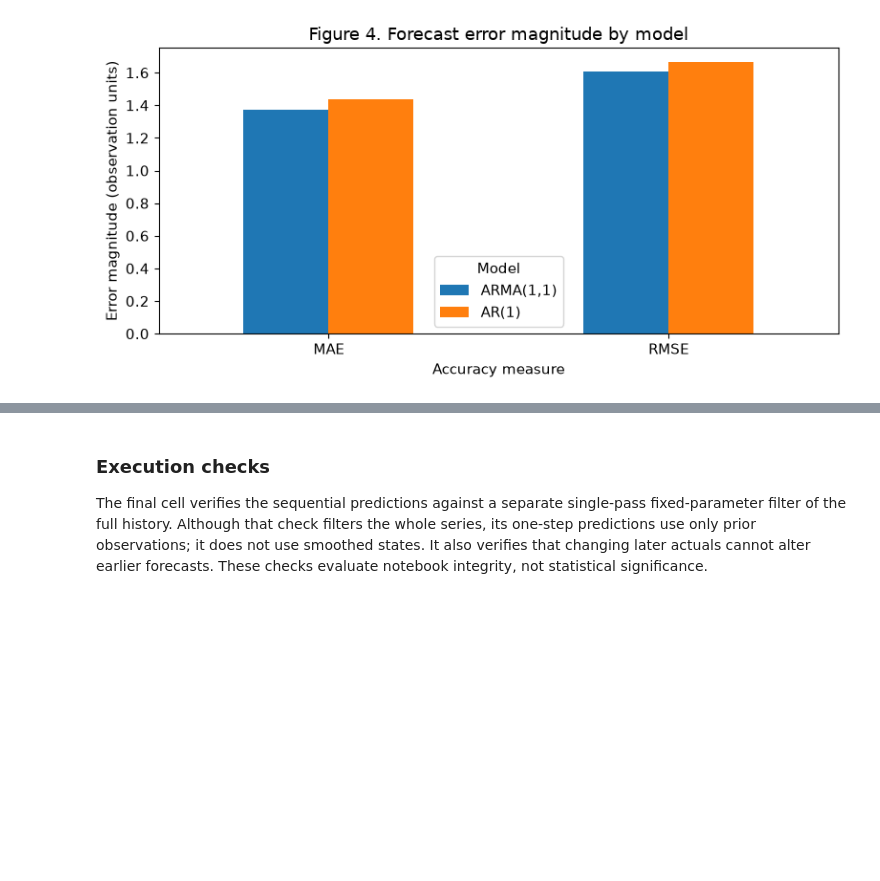
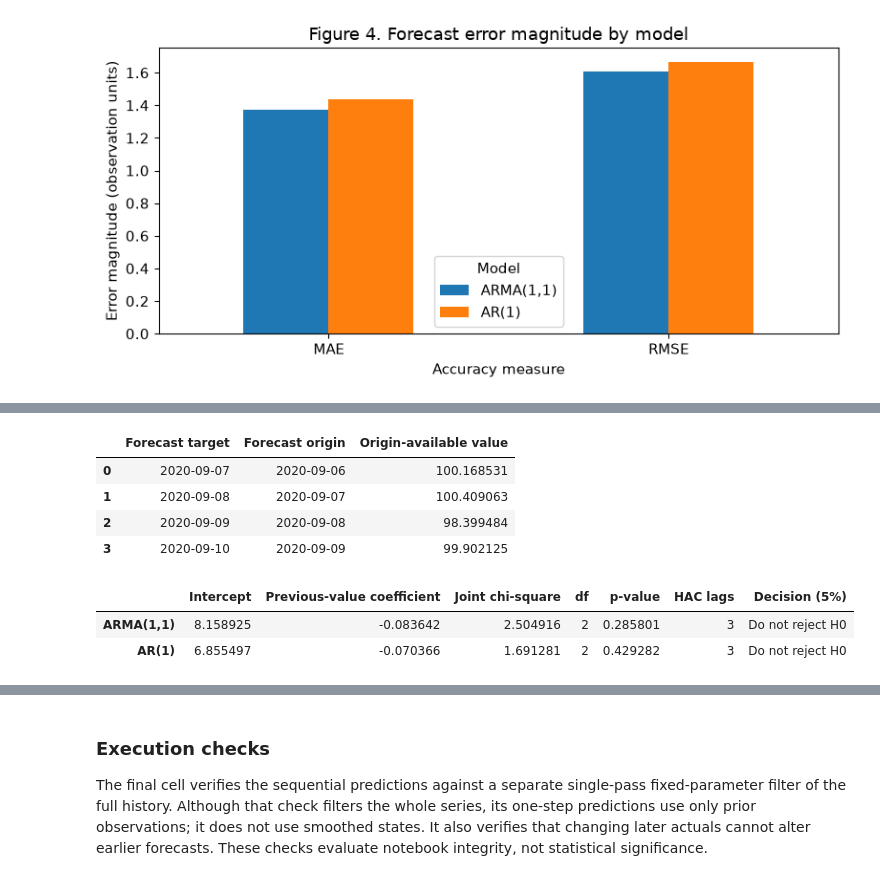
Before and after one commit to maarranz/Forecasting-Tools, a Jupyter notebook: Notebooks/Forecasting_Tools_Demo.ipynb, the cells around one changed output, grey strips where cells are left out. Cells and saved outputs as stored; diff of their text form; code cells hidden in the pictures; blank space fills up the shorter version.

```diff
--- a/Notebooks/Forecasting_Tools_Demo.ipynb
+++ b/Notebooks/Forecasting_Tools_Demo.ipynb
@@ -389,0 +493,35 @@ plt.show()
+# %%
+origin_information = observations.shift(1).loc[actual.index].rename("previous_observation")
+origin_dates = observations.index[estimation_size - 1:-1]
+np.testing.assert_array_equal(origin_information.to_numpy(),
+                               observations.iloc[estimation_size - 1:-1].to_numpy())
+assert origin_information.index.equals(actual.index)
+assert origin_information.iloc[0] == estimation.iloc[-1]
+assert (origin_dates < actual.index).all()
+assert not origin_information.isna().any()
+
+display(pd.DataFrame({"Forecast target": actual.index, "Forecast origin": origin_dates,
+                      "Origin-available value": origin_information.to_numpy()}).head(4))
+orthogonality_results = {
+    name: ft.orthogonality_test(actual, frame["Forecast"], origin_information,
+                               h=1, cov_type="HAC", alpha=significance_level)
+    for name, frame in forecasts.items()
+}
+orthogonality_table = pd.DataFrame({
+    name: {"Intercept": result["parameters"]["intercept"],
+           "Previous-value coefficient": result["parameters"]["previous_observation"],
+           "Joint chi-square": result["statistic"], "df": result["df"],
+           "p-value": result["pvalue"], "HAC lags": result["maxlags"],
+           "Decision (5%)": diagnostic_decision(result)}
+    for name, result in orthogonality_results.items()
+}).T
+display(orthogonality_table.round(4))
+# %% [output]
+|  | Forecast target | Forecast origin | Origin-available value |
+| 0 | 2020-09-07 | 2020-09-06 | 100.168531 |
+| 1 | 2020-09-08 | 2020-09-07 | 100.409063 |
+| 2 | 2020-09-09 | 2020-09-08 | 98.399484 |
+| 3 | 2020-09-10 | 2020-09-09 | 99.902125 |
+|  | Intercept | Previous-value coefficient | Joint chi-square | df | p-value | HAC lags | Decision (5%) |
+| ARMA(1,1) | 8.158925 | -0.083642 | 2.504916 | 2 | 0.285801 | 3 | Do not reject H0 |
+| AR(1) | 6.855497 | -0.070366 | 1.691281 | 2 | 0.429282 | 3 | Do not reject H0 |
```
Also changed, not shown: parts of 12 cells of this notebook.
